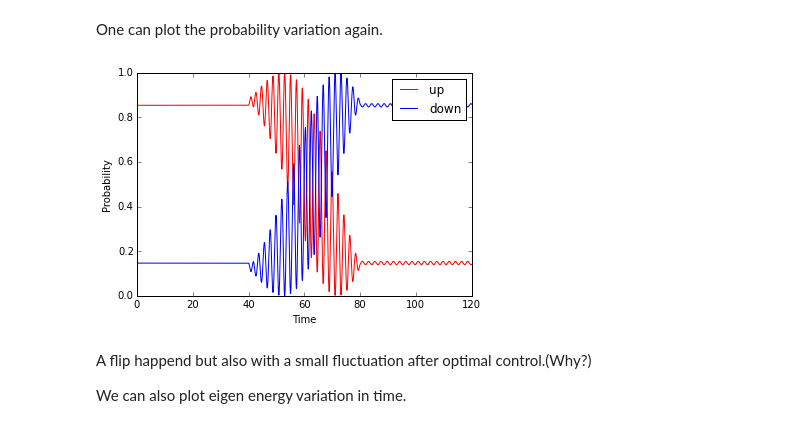
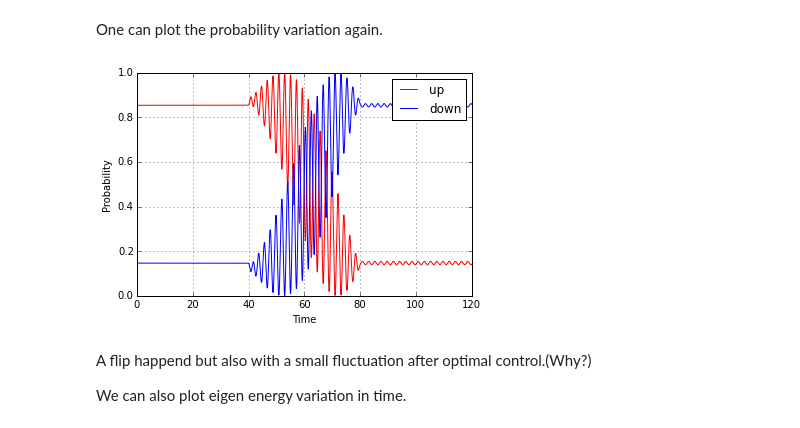
Before and after one commit to abyellow/abin-quantunm-optimal-control, a Jupyter notebook: README_EX2.ipynb, the cells around one changed output. Drawn from its saved outputs; the diff is of its cells as text; code cells hidden in the pictures.

```diff
--- a/README_EX2.ipynb
+++ b/README_EX2.ipynb
@@ -120,17 +121,18 @@ One can plot the probability variation again.
 # %%
 qh_test2 = QH(H0, Hctr, ctrl_lon, Hctr2, ctrl2_lon, phi_i)
 time2 = qh_test2.real_tim
 phi2 = qh_test2.phi_t()
 
 prob2 = qh_test2.prob_t(phi2)
 plt.plot(time2, prob2[:,0,:],'r',label = 'up')
 plt.plot(time2, prob2[:,1,:],'b', label = 'down')
 plt.xlabel('Time')
 plt.ylabel('Probability')
+plt.grid()
 plt.legend()
 plt.show()
 # %% [output]
-[figure, old version]
+[figure, new version]
 # %% [markdown]
 A flip happend but also with a small fluctuation after optimal control.(Why?)
 
```
Also changed, not shown: parts of 4 cells of this notebook, 2 other files.
